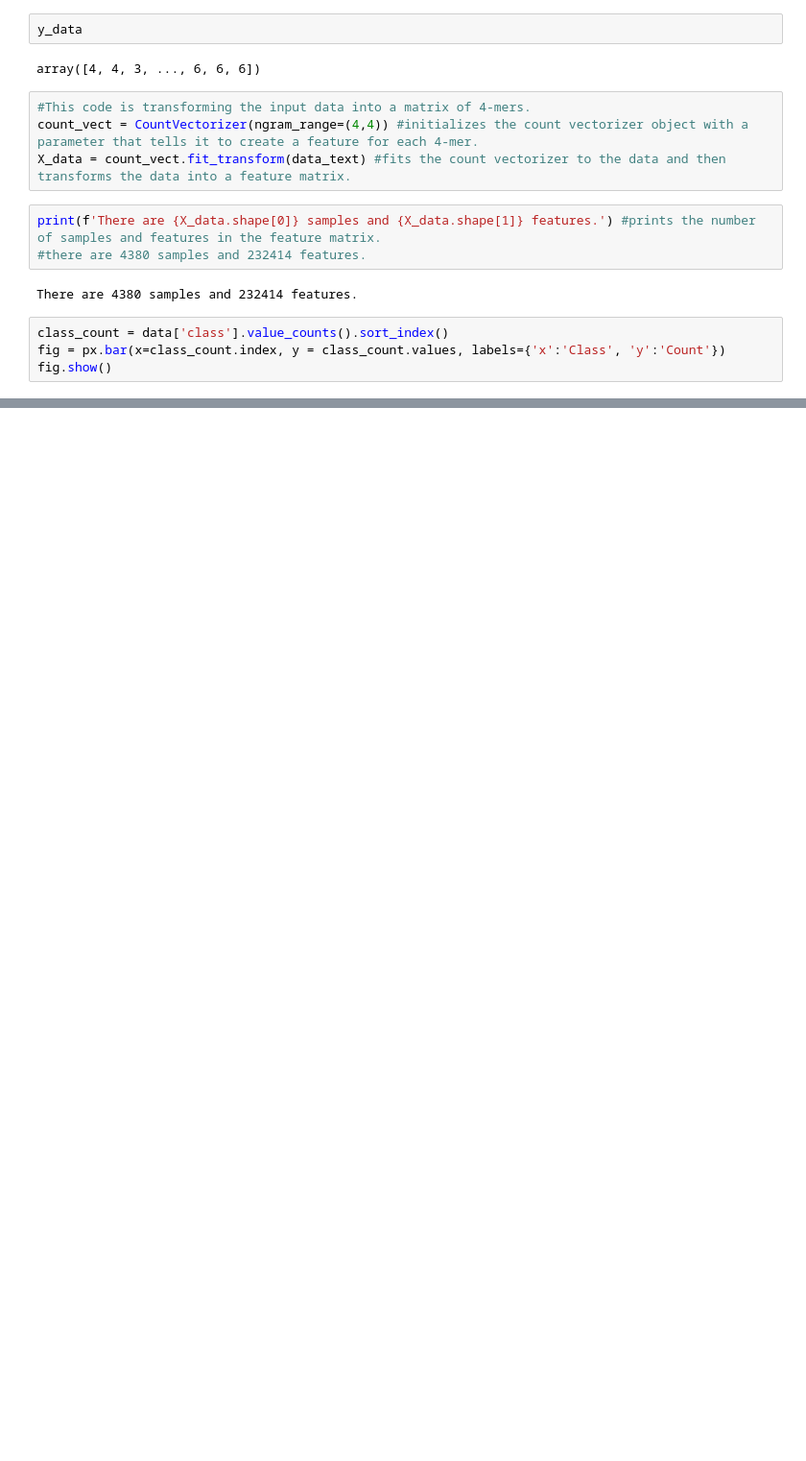
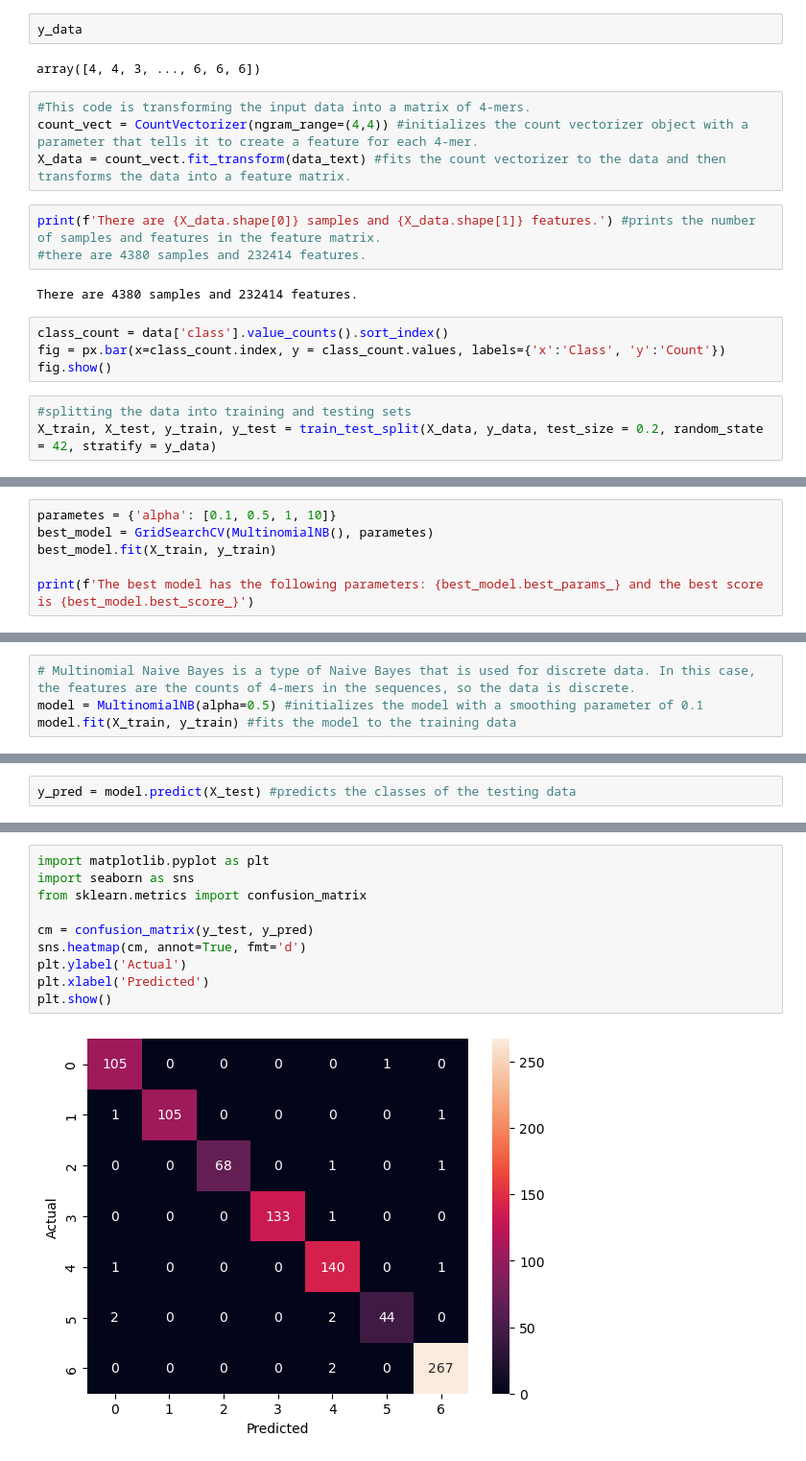
Before and after one commit to shivanassori/DNA_Sequence_Classifier, a Jupyter notebook: DNA_Classifier.ipynb, the cells around one changed output, grey strips where cells are left out. Shown at 96% size. Saved outputs shown, nothing was run; the diff lists cells and outputs as text; blank space fills up the shorter version.

Commit message:
Baseline model created choosing parameters obtained from GridSearchCV

```diff
--- a/DNA_Classifier.ipynb
+++ b/DNA_Classifier.ipynb
@@ -83,3 +90,6 @@ There are 4380 samples and 232414 features.
 class_count = data['class'].value_counts().sort_index()
 fig = px.bar(x=class_count.index, y = class_count.values, labels={'x':'Class', 'y':'Count'})
 fig.show()
+# %%
+#splitting the data into training and testing sets
+X_train, X_test, y_train, y_test = train_test_split(X_data, y_data, test_size = 0.2, random_state = 42, stratify = y_data)
@@ -85,0 +100,6 @@ fig.show()
+# %%
+parametes = {'alpha': [0.1, 0.5, 1, 10]}
+best_model = GridSearchCV(MultinomialNB(), parametes)
+best_model.fit(X_train, y_train)
+
+print(f'The best model has the following parameters: {best_model.best_params_} and the best score is {best_model.best_score_}')
@@ -85,0 +108,4 @@ fig.show()
+# %%
+# Multinomial Naive Bayes is a type of Naive Bayes that is used for discrete data. In this case, the features are the counts of 4-mers in the sequences, so the data is discrete.
+model = MultinomialNB(alpha=0.5) #initializes the model with a smoothing parameter of 0.1
+model.fit(X_train, y_train) #fits the model to the training data
@@ -85,0 +114,2 @@ fig.show()
+# %%
+y_pred = model.predict(X_test) #predicts the classes of the testing data
@@ -85,0 +132,12 @@ fig.show()
+# %%
+import matplotlib.pyplot as plt
+import seaborn as sns
+from sklearn.metrics import confusion_matrix
+
+cm = confusion_matrix(y_test, y_pred)
+sns.heatmap(cm, annot=True, fmt='d')
+plt.ylabel('Actual')
+plt.xlabel('Predicted')
+plt.show()
+# %% [output]
+[figure, added]
```
Also changed, not shown: parts of 7 cells of this notebook.
